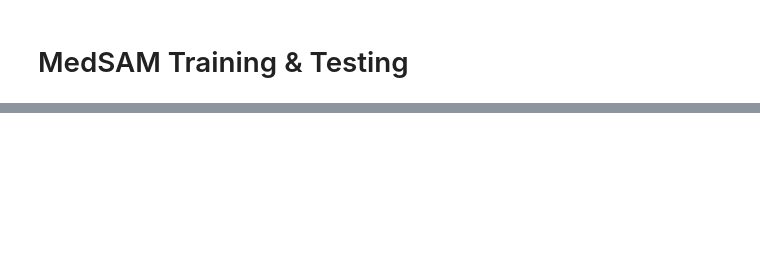
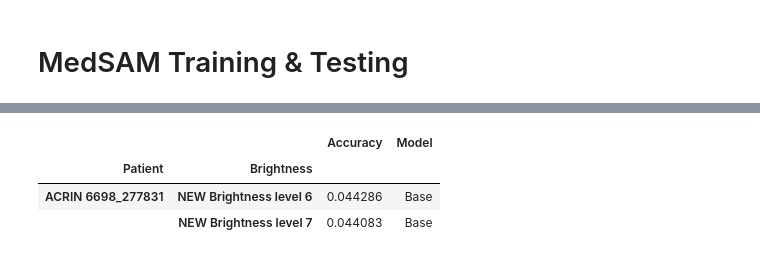
Before and after one commit to oeserha/MedicalImage, a Jupyter notebook: notebooks/MedSAM_Base_Testing.ipynb, the cells around one changed output, grey strips where cells are left out. Cells and saved outputs as stored; diff of their text form; code cells hidden in the pictures; blank space fills up the shorter version.

Commit message:
Updates for models

```diff
--- a/notebooks/MedSAM_Base_Testing.ipynb
+++ b/notebooks/MedSAM_Base_Testing.ipynb
@@ -382,4 +29,0 @@ torch.Tensor(np.array(Image.open(f'{path}png_{idx}.png'), dtype='int16'))
-# %%
-# Export Results
-base_results = pd.DataFrame(test_acc, columns = ['Accuracy', 'Patient', 'Brightness Level'])
-base_results.to_csv("MRI_MedSAM_Base.csv", index=False)
@@ -457,0 +50,11 @@ for x, y, patient, b_level in test_loader:
+# %%
+grouped = base_results.groupby(["Patient", "Brightness"]).mean()
+# %%
+grouped['Model'] = "Base"
+# %%
+grouped
+# %% [output]
+|  |  | Accuracy | Model |
+| Patient | Brightness |  |  |
+| ACRIN 6698_277831 | NEW Brightness level 6 | 0.044286 | Base |
+|  | NEW Brightness level 7 | 0.044083 | Base |
```
Also changed, not shown: parts of 30 cells of this notebook, 17 other files.
